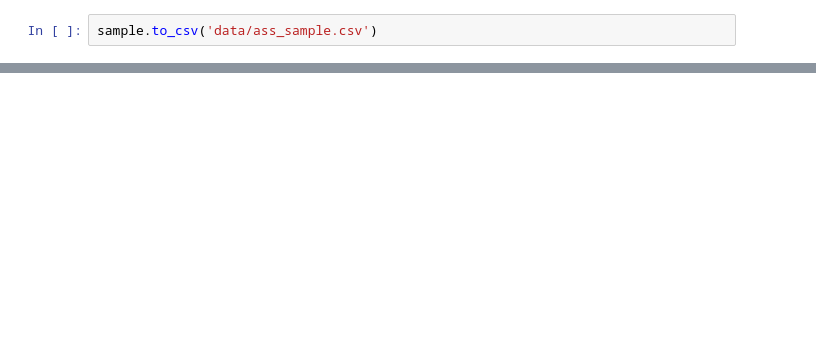
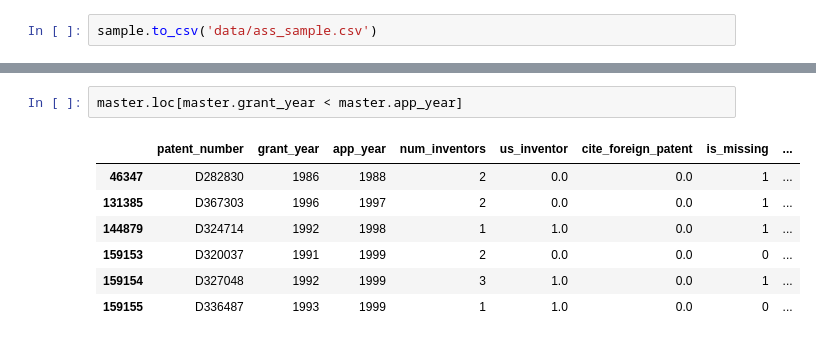
Before and after one commit to TieraLee/patents, a Jupyter notebook: Step 2 - Descriptive Statistics .ipynb, the cells around one changed output, grey strips where cells are left out. Drawn from its saved outputs; the diff is of its cells as text; blank space fills up the shorter version.

```diff
--- a/Step 2 - Descriptive Statistics .ipynb
+++ b/Step 2 - Descriptive Statistics .ipynb
@@ -191,0 +279,10 @@ sample.to_csv('data/ass_sample.csv')
+# %%
+master.loc[master.grant_year < master.app_year]
+# %% [output]
+|  | patent_number | grant_year | app_year | num_inventors | us_inventor | cite_foreign_patent | is_missing | ... |
+| 46347 | D282830 | 1986 | 1988 | 2 | 0.0 | 0.0 | 1 | ... |
+| 131385 | D367303 | 1996 | 1997 | 2 | 0.0 | 0.0 | 1 | ... |
+| 144879 | D324714 | 1992 | 1998 | 1 | 1.0 | 0.0 | 1 | ... |
+| 159153 | D320037 | 1991 | 1999 | 2 | 0.0 | 0.0 | 0 | ... |
+| 159154 | D327048 | 1992 | 1999 | 3 | 1.0 | 0.0 | 1 | ... |
+| 159155 | D336487 | 1993 | 1999 | 1 | 1.0 | 0.0 | 0 | ... |
```
Also changed, not shown: parts of 20 cells of this notebook, 4 other files.
